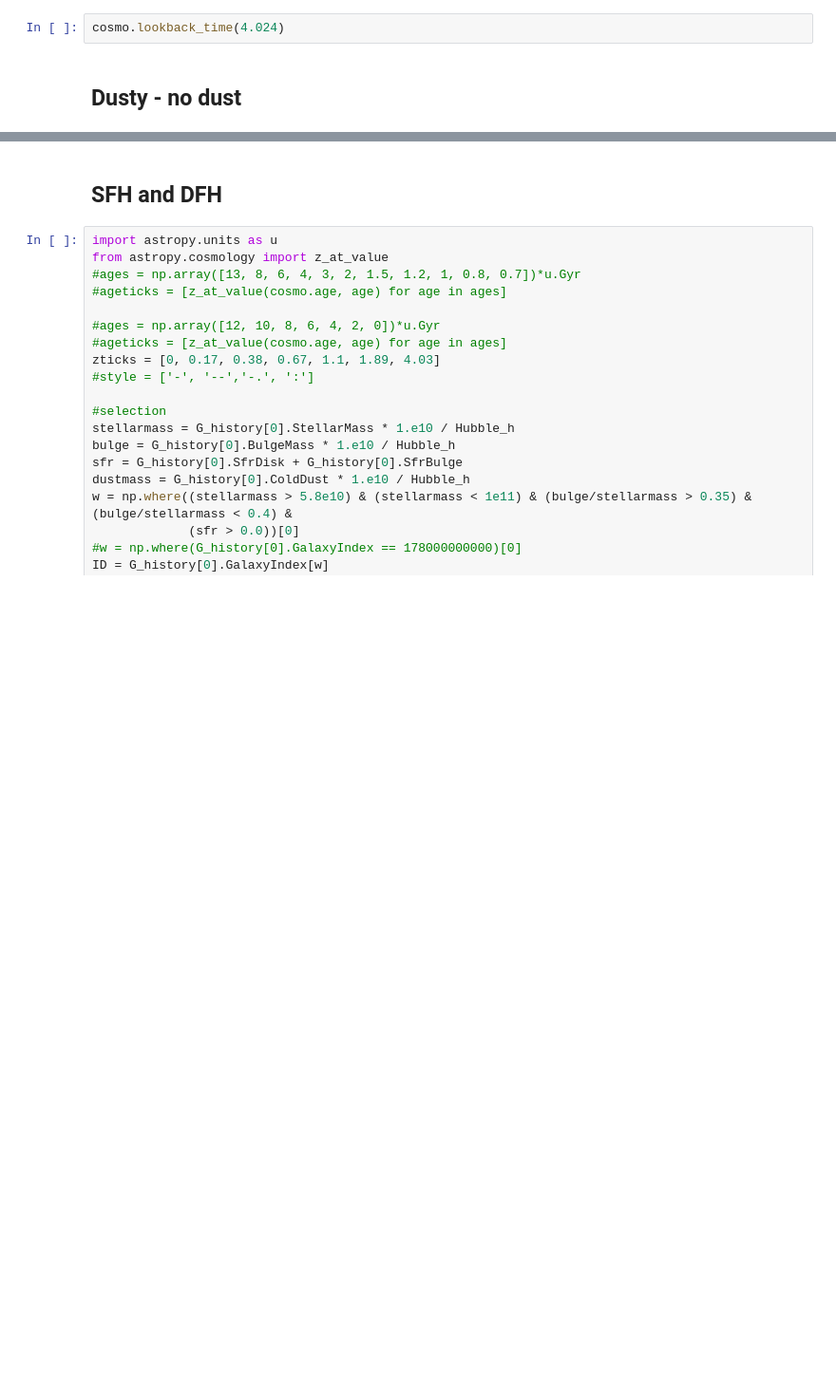
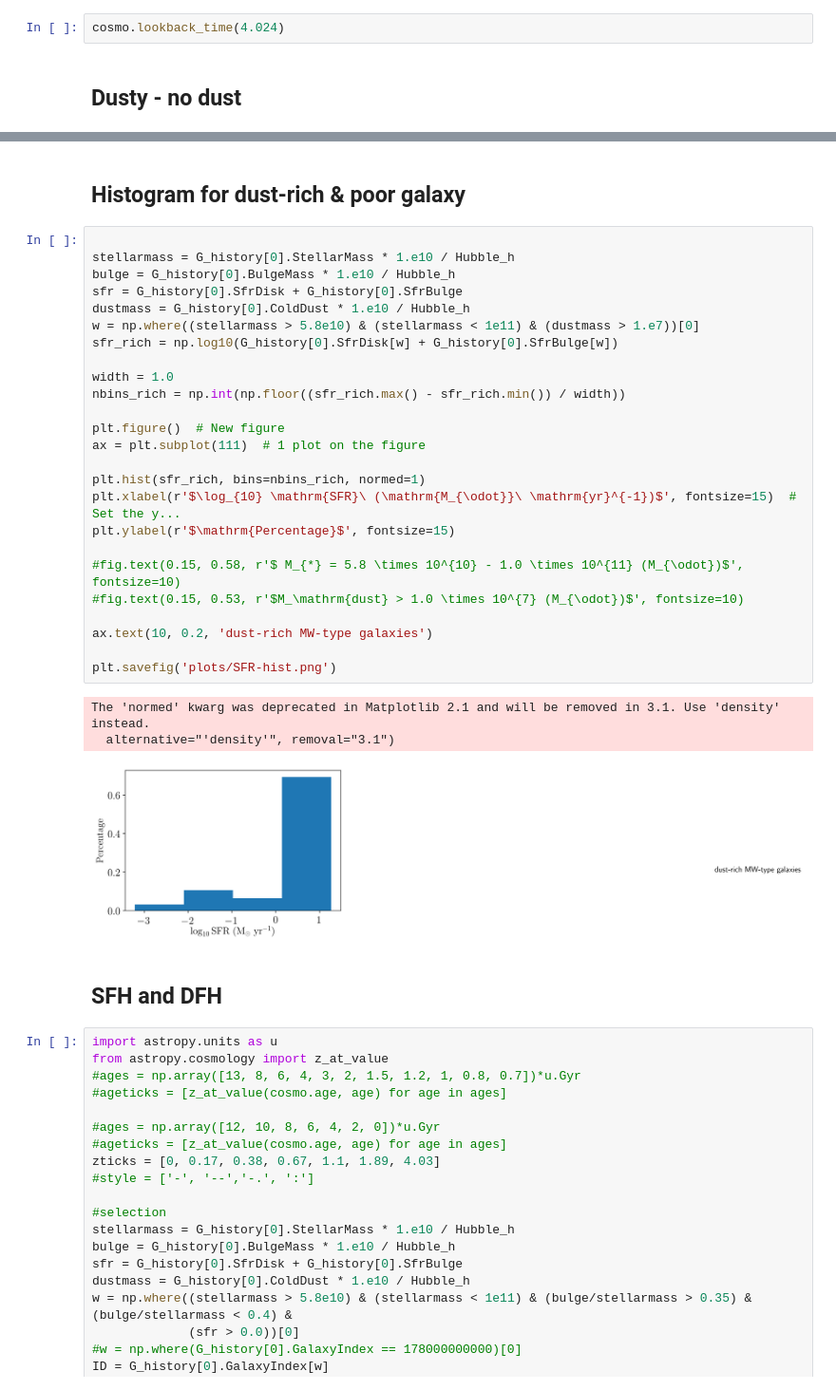
Before and after one commit to darrencroton/sage, a Jupyter notebook: analysis/allresults-new.ipynb, the cells around one changed output, grey strips where cells are left out. Shown at 95% size. Cells and saved outputs as stored; diff of their text form; blank space fills up the shorter version.

```diff
--- a/analysis/allresults-new.ipynb
+++ b/analysis/allresults-new.ipynb
@@ -3899,3 +4107,34 @@ plt.savefig('plots/dust-rich-poor.png')
+# %% [markdown]
+## Histogram for dust-rich & poor galaxy
+# %%
+
+stellarmass = G_history[0].StellarMass * 1.e10 / Hubble_h
+bulge = G_history[0].BulgeMass * 1.e10 / Hubble_h
+sfr = G_history[0].SfrDisk + G_history[0].SfrBulge
+dustmass = G_history[0].ColdDust * 1.e10 / Hubble_h
+w = np.where((stellarmass > 5.8e10) & (stellarmass < 1e11) & (dustmass > 1.e7))[0]
+sfr_rich = np.log10(G_history[0].SfrDisk[w] + G_history[0].SfrBulge[w])
+
+width = 1.0
+nbins_rich = np.int(np.floor((sfr_rich.max() - sfr_rich.min()) / width))
+
+plt.figure()  # New figure
+ax = plt.subplot(111)  # 1 plot on the figure
+
+plt.hist(sfr_rich, bins=nbins_rich, normed=1)
+plt.xlabel(r'$\log_{10} \mathrm{SFR}\ (\mathrm{M_{\odot}}\ \mathrm{yr}^{-1})$', fontsize=15)  # Set the y...
+plt.ylabel(r'$\mathrm{Percentage}$', fontsize=15)
+
+#fig.text(0.15, 0.58, r'$ M_{*} = 5.8 \times 10^{10} - 1.0 \times 10^{11} (M_{\odot})$', fontsize=10)
+#fig.text(0.15, 0.53, r'$M_\mathrm{dust} > 1.0 \times 10^{7} (M_{\odot})$', fontsize=10)
+
+ax.text(10, 0.2, 'dust-rich MW-type galaxies')
+
+plt.savefig('plots/SFR-hist.png')
+# %% [output]
+The 'normed' kwarg was deprecated in Matplotlib 2.1 and will be removed in 3.1. Use 'density' instead.
+  alternative="'density'", removal="3.1")
+[figure, added]
 # %% [markdown]
 ## SFH and DFH
 # %%
```
Also changed, not shown: parts of 10 cells of this notebook.
